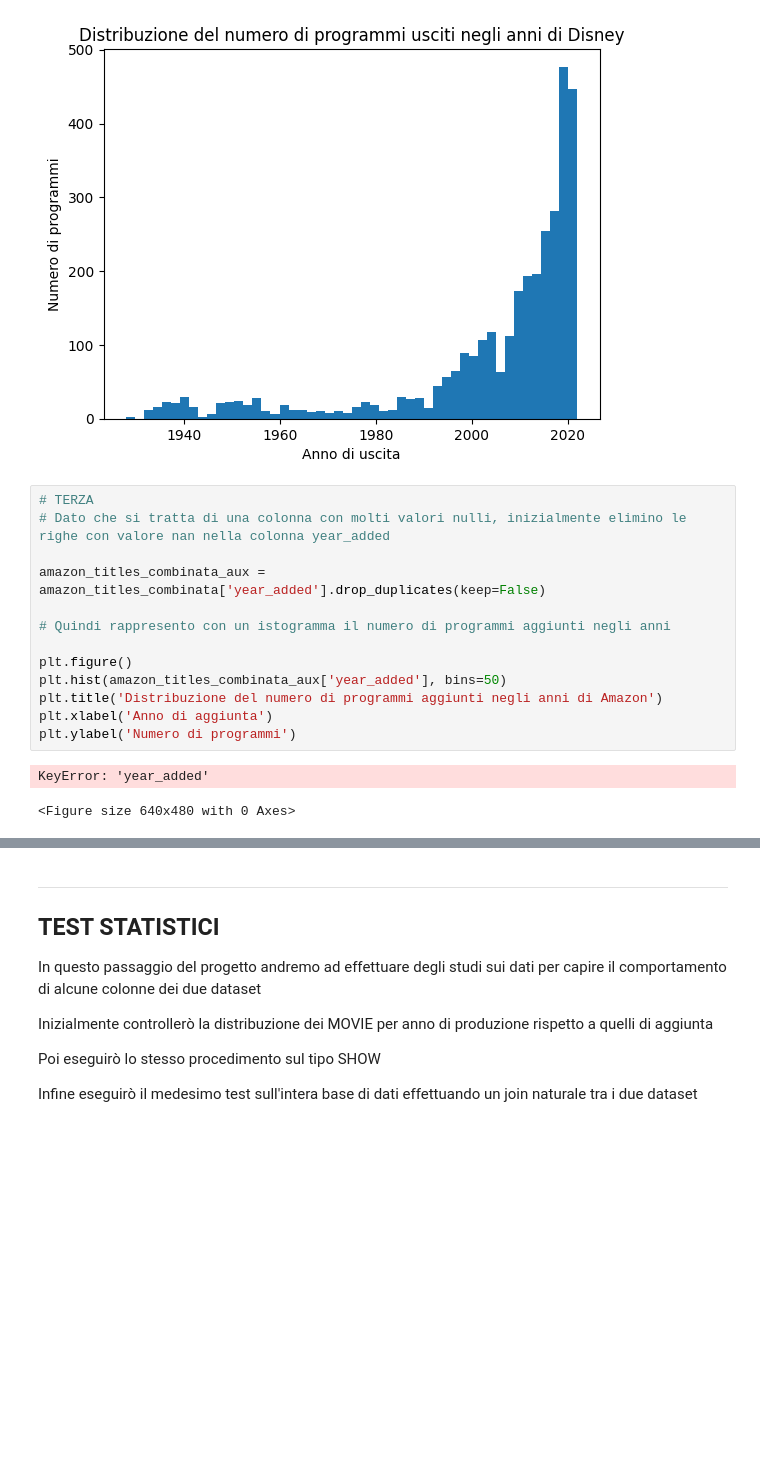
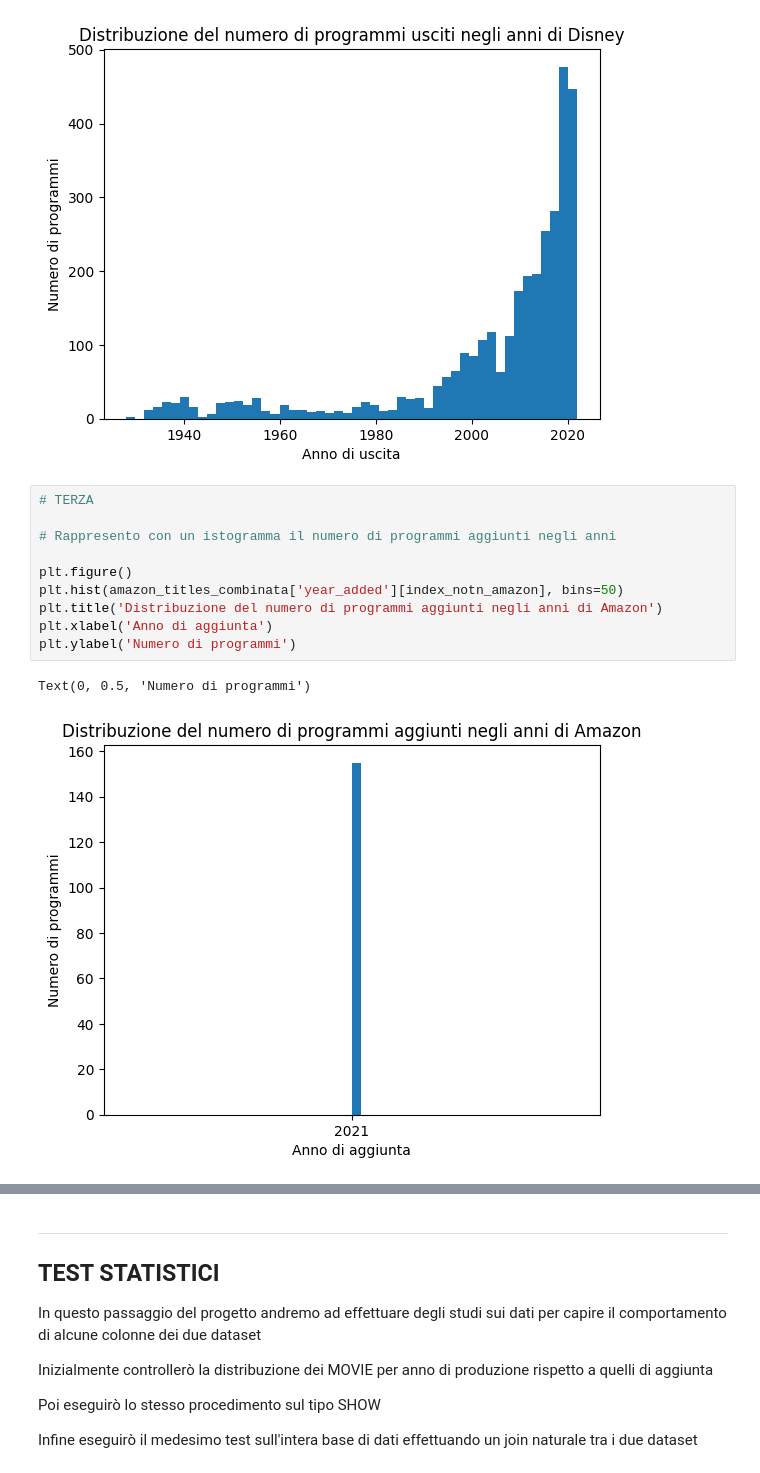
Before and after one commit to edotaggaedo/Progetto_finale_IDS, a Jupyter notebook: Progetto_Finale/ProgFin.ipynb, the cells around one changed output, grey strips where cells are left out. Cells and saved outputs as stored; diff of their text form; blank space fills up the shorter version.

```diff
--- a/Progetto_Finale/ProgFin.ipynb
+++ b/Progetto_Finale/ProgFin.ipynb
@@ -356,20 +354,17 @@ Text(0, 0.5, 'Numero di programmi')
 [figure]
 # %%
 # TERZA
-# Dato che si tratta di una colonna con molti valori nulli, inizialmente elimino le righe con valore nan nella colonna year_added
 
-amazon_titles_combinata_aux = amazon_titles_combinata['year_added'].drop_duplicates(keep=False)
-
-# Quindi rappresento con un istogramma il numero di programmi aggiunti negli anni
+# Rappresento con un istogramma il numero di programmi aggiunti negli anni
 
 plt.figure()
-plt.hist(amazon_titles_combinata_aux['year_added'], bins=50)
+plt.hist(amazon_titles_combinata['year_added'][index_notn_amazon], bins=50)
 plt.title('Distribuzione del numero di programmi aggiunti negli anni di Amazon')
 plt.xlabel('Anno di aggiunta')
 plt.ylabel('Numero di programmi')
 # %% [output]
-KeyError: 'year_added'
+Text(0, 0.5, 'Numero di programmi')
-<Figure size 640x480 with 0 Axes>
+[figure, added]
 # %%
 # TERZA
 
```
Also changed, not shown: parts of 4 cells of this notebook.
